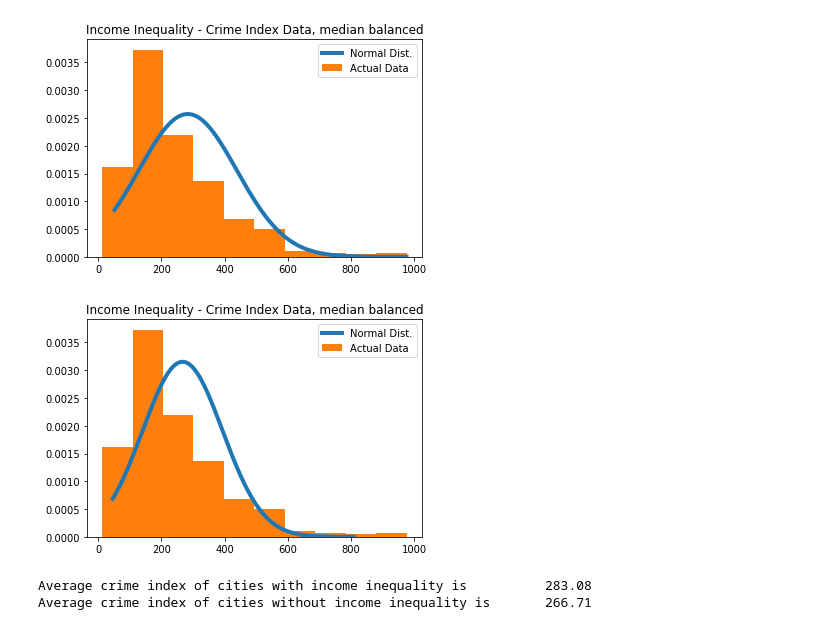
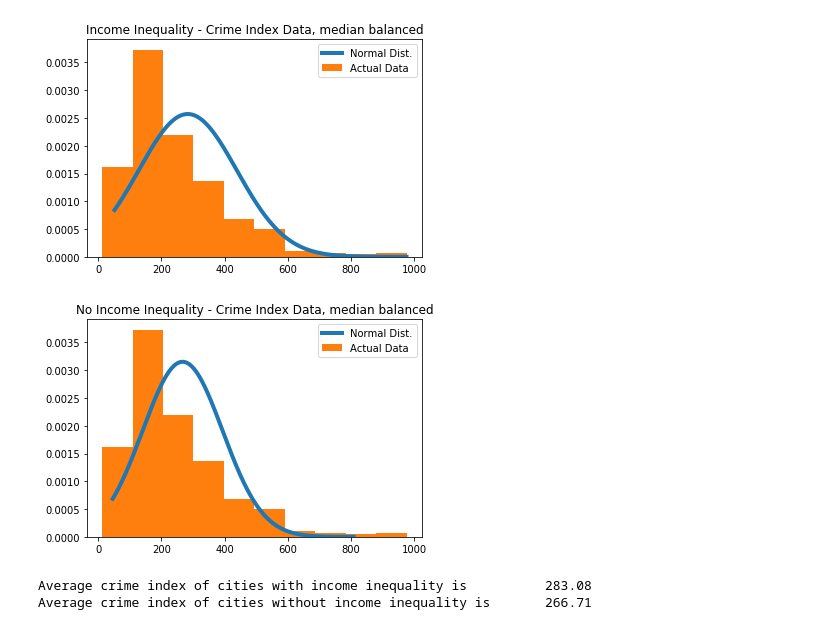
Before and after one commit to ewinterstorm/cogs108_finalproject, a Jupyter notebook: Analysis.ipynb, the cells around one changed output. Drawn from its saved outputs; the diff is of its cells as text; code cells hidden in the pictures.

Commit message:
Changed title from Income Inequality to No Income Inequality for the two df2_v histograms

```diff
--- a/Analysis.ipynb
+++ b/Analysis.ipynb
@@ -632,15 +632,15 @@ plt.legend();
 # %%
 
 df2_v = df2["crime index"].values
 
 xs = np.arange(df2_v.min(), df2_v.max(), 0.1)
 fit = stats.norm.pdf(xs, np.mean(df2_v), np.std(df2_v))
 plt.plot(xs, fit, label = 'Normal Dist.', lw = 4)
 plt.hist(crime_ineq, density = True, label = 'Actual Data');
-plt.title('Income Inequality - Crime Index Data, median balanced')
+plt.title('No Income Inequality - Crime Index Data, median balanced')
 plt.legend();
 # %% [output]
-[figure, old version]
+[figure, new version]
 # %%
 
 
```
Also changed, not shown: parts of 3 cells of this notebook.
